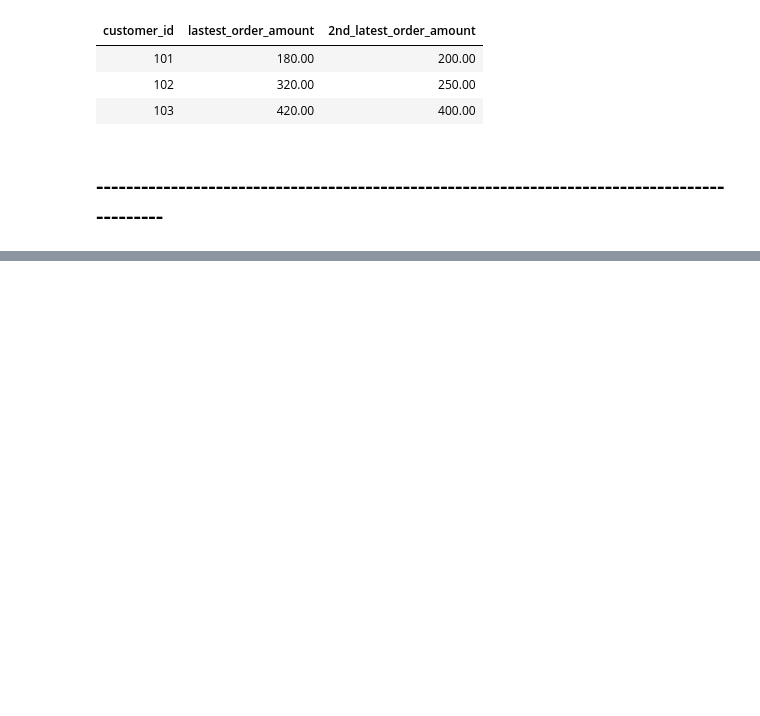
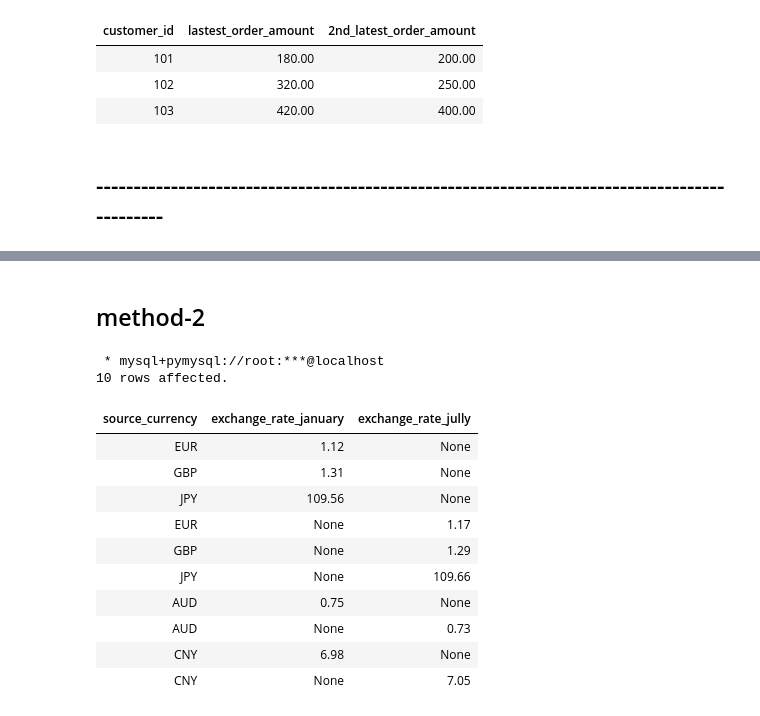
Before and after one commit to sanjaybaskaran1/jupyter-sql, a Jupyter notebook: CASE STATEMENT BASED INTERVIEW QUESTIONS.ipynb, the cells around one changed output, grey strips where cells are left out. Saved outputs shown, nothing was run; the diff lists cells and outputs as text; code cells hidden in the pictures; blank space fills up the shorter version.

```diff
--- a/CASE STATEMENT BASED INTERVIEW QUESTIONS.ipynb
+++ b/CASE STATEMENT BASED INTERVIEW QUESTIONS.ipynb
@@ -535,0 +642,22 @@ group by customer_id;
+# %% [markdown]
+## method-2
+# %%
+%%sql
+select source_currency,
+case when date like('2020-01-01%') then exchange_rate end as "exchange_rate_january",
+case when date like('2020-07-01%') then exchange_rate end as "exchange_rate_jully"
+from sf_exchange_rates;
+# %% [output]
+ * mysql+pymysql://root:***@localhost
+10 rows affected.
+| source_currency | exchange_rate_january | exchange_rate_jully |
+| EUR | 1.12 | None |
+| GBP | 1.31 | None |
+| JPY | 109.56 | None |
+| EUR | None | 1.17 |
+| GBP | None | 1.29 |
+| JPY | None | 109.66 |
+| AUD | 0.75 | None |
+| AUD | None | 0.73 |
+| CNY | 6.98 | None |
+| CNY | None | 7.05 |
```
Also changed, not shown: parts of 15 cells of this notebook.
